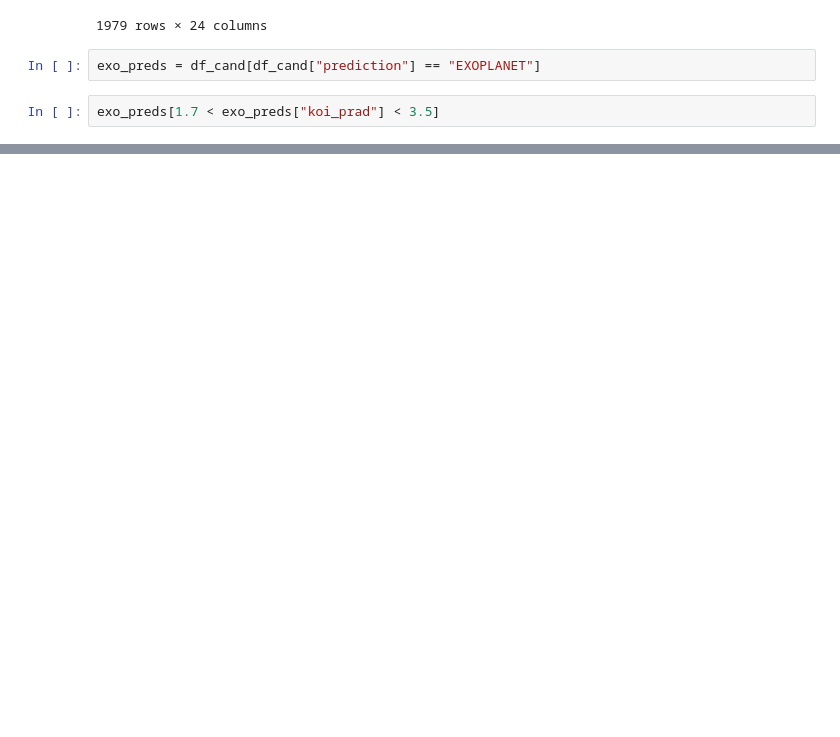
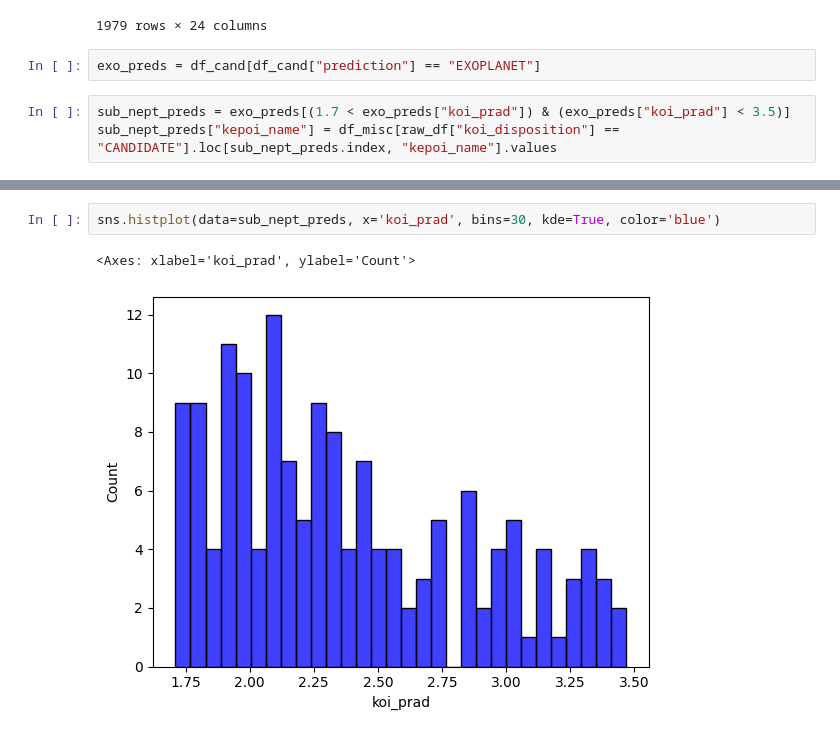
Before and after one commit to Swaraag/ExoplanetClassifier, a Jupyter notebook: work.ipynb, the cells around one changed output, grey strips where cells are left out. Cells and saved outputs as stored; diff of their text form; blank space fills up the shorter version.

Commit message:
plot histogram of koi_prad to see size distribution compared to Earth

```diff
--- a/work.ipynb
+++ b/work.ipynb
@@ -429,4 +429,5 @@ df_cand
 # %%
 exo_preds = df_cand[df_cand["prediction"] == "EXOPLANET"]
 # %%
-exo_preds[1.7 < exo_preds["koi_prad"] < 3.5]
+sub_nept_preds = exo_preds[(1.7 < exo_preds["koi_prad"]) & (exo_preds["koi_prad"] < 3.5)]
+sub_nept_preds["kepoi_name"] = df_misc[raw_df["koi_disposition"] == "CANDIDATE"].loc[sub_nept_preds.index, "kepoi_name"].values
@@ -445,0 +450,5 @@ Name: koi_prad, Length: 394, dtype: float64
+# %%
+sns.histplot(data=sub_nept_preds, x='koi_prad', bins=30, kde=True, color='blue')
+# %% [output]
+<Axes: xlabel='koi_prad', ylabel='Count'>
+[figure, added]
```
Also changed, not shown: parts of 2 cells of this notebook.
